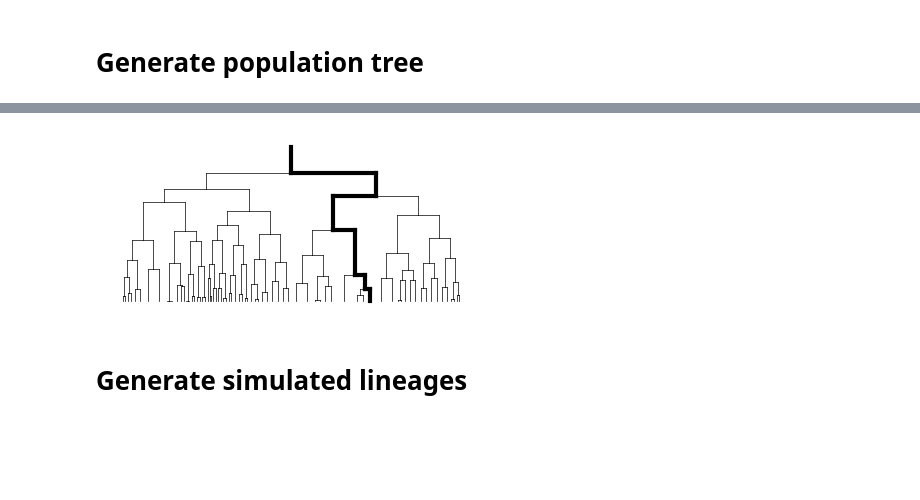
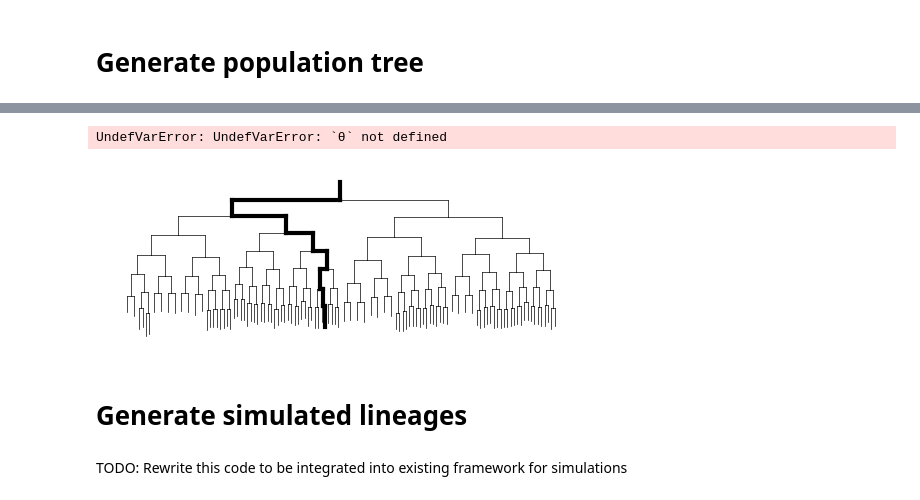
Before and after one commit to elevien/LDPrediction, a Jupyter notebook: src/PAPER_intro.ipynb, the cells around one changed output, grey strips where cells are left out. Saved outputs shown, nothing was run; the diff lists cells and outputs as text; code cells hidden in the pictures; blank space fills up the shorter version.

```diff
--- a/src/PAPER_intro.ipynb
+++ b/src/PAPER_intro.ipynb
@@ -12,52 +54,48 @@ SystemError: SystemError: opening file "/Users/elevien/Dartmouth College Dropbox
 # %%
 
-function generator(init,theta)
-    tau_prev = init[2]
-    a = 0.1
-    tau = max(0.00001,tau_prev*a + (1-a) + sqrt(1-a^2)rand(Normal(0,0.3)))
-    time = init[1] + tau
-    return hcat([init[1],tau],[time,tau])'
+
+init = [0.0,1.0]
+Tmax = 6
+function terminate(cell)
+    cell.label[1]>Tmax
 end
 
 
-theta = []
-init = [0,1]
-Tmax = 6
-function terminate(cell)
-    cell.label[end,1]>Tmax
-end
+root = create_cell(init)
+#
 
-
-root = create_cell(generator(init,theta))
-grow_tree!(root,terminate,theta,generator)
-
-# trim the tree
-for node in get_leaf_nodes(root)
-    node.label[end,1] = Tmax
-end
+# # trim the tree
+# for node in get_leaf_nodes(root)
+#     node.label[1] = Tmax
+# end
+grow_tree!(root,terminate,θ,AR1)
+# %% [output]
+UndefVarError: UndefVarError: `θ` not defined
 # %%
 
-fig,ax = subplots(figsize=(4,2))
+fig,ax = subplots(figsize=(5,2))
 
-x0,y0,depth,h,lw = 0,0,0,5,0.5
+x0,y0,depth,h,lw = 0,0,0,1,0.5
 recursive_draw_tree(ax,root,x0,y0,depth,h,lw)
 
 
 ax.spines["top"].set_visible(false)
 ax.spines["right"].set_visible(false)
 ax.spines["bottom"].set_visible(false)
 ax.spines["left"].set_visible(false)
 tick_params(left = false, right = false , labelleft = false,labelbottom = false, bottom = false)
 
 tight_layout()
 
 lw = 3
 x,y,depth = recursive_draw_lineage(ax,root,x0,y0,0,h,lw,"k")
 
 savefig(FIG_PATH*"/intro_tree.pdf")
 fig
 # %% [output]
-[figure, old version]
+[figure, new version]
 # %% [markdown]
 # Generate simulated lineages
+# %% [markdown]
+TODO: Rewrite this code to be integrated into existing framework for simulations
 # %%
```
Also changed, not shown: parts of 9 cells of this notebook, 5 other files.
